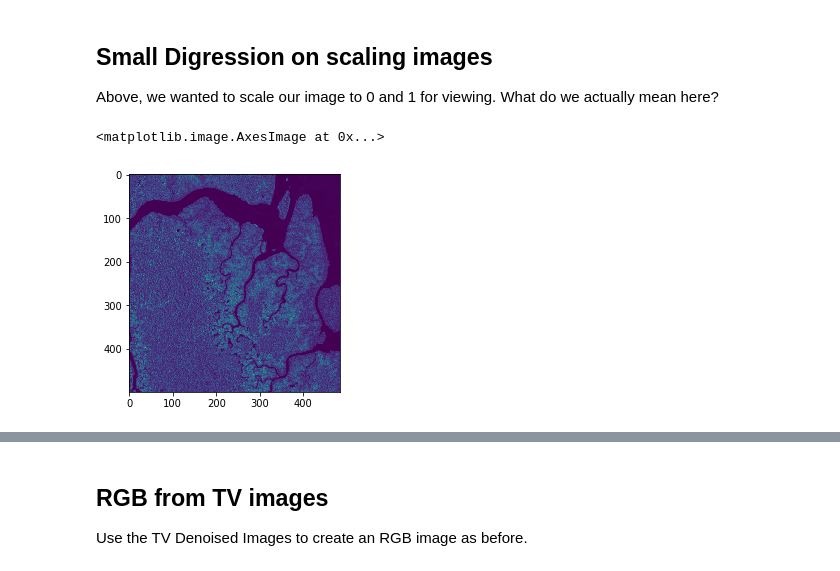
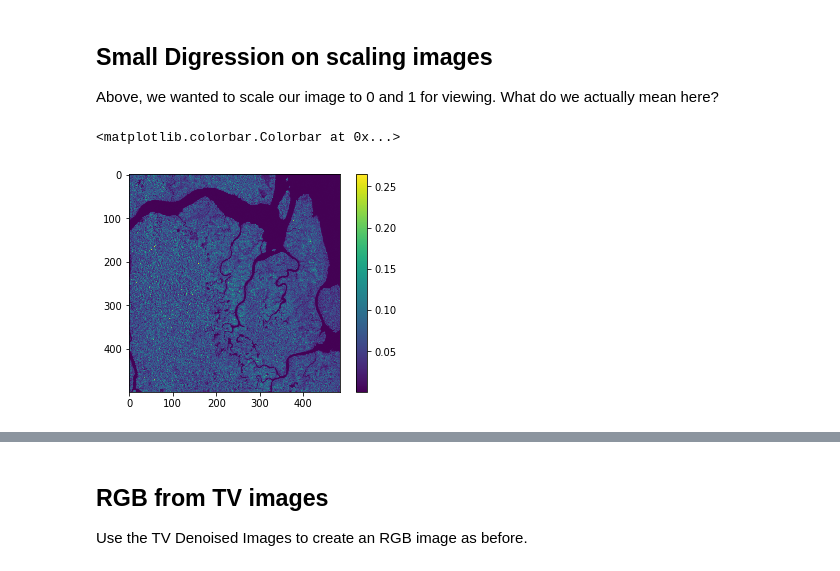
Before and after one commit to simard-landscape-lab/sari-tutorial, a Jupyter notebook: 5_RGB_Composites/5_RGB_Composites.ipynb, the cells around one changed output, grey strips where cells are left out. Drawn from its saved outputs; the diff is of its cells as text; code cells hidden in the pictures.

```diff
--- a/5_RGB_Composites/5_RGB_Composites.ipynb
+++ b/5_RGB_Composites/5_RGB_Composites.ipynb
@@ -45,8 +45,8 @@ bands = list(map(open_one, backscatter_tifs))
 eps = .00001
 bands += [bands[0] / (bands[1] + eps)]
 # %%
-bands = list(map(scale_img, bands))
-rgb = np.stack(bands, axis=2)
+bands_scaled = list(map(scale_img, bands))
+rgb = np.stack(bands_scaled, axis=2)
 plt.imshow(rgb)
 # %% [output]
 <matplotlib.image.AxesImage at 0x...>
@@ -56,9 +56,10 @@ plt.imshow(rgb)
 
 Above, we wanted to scale our image to 0 and 1 for viewing. What do we actually mean here?
 # %%
-hh = bands[0]
+hh = bands[1]
 
 plt.imshow(hh)
+plt.colorbar()
 # %% [output]
-<matplotlib.image.AxesImage at 0x...>
+<matplotlib.colorbar.Colorbar at 0x...>
-[figure, old version]
+[figure, new version]
```
Also changed, not shown: parts of 4 cells of this notebook, 4 other files.
